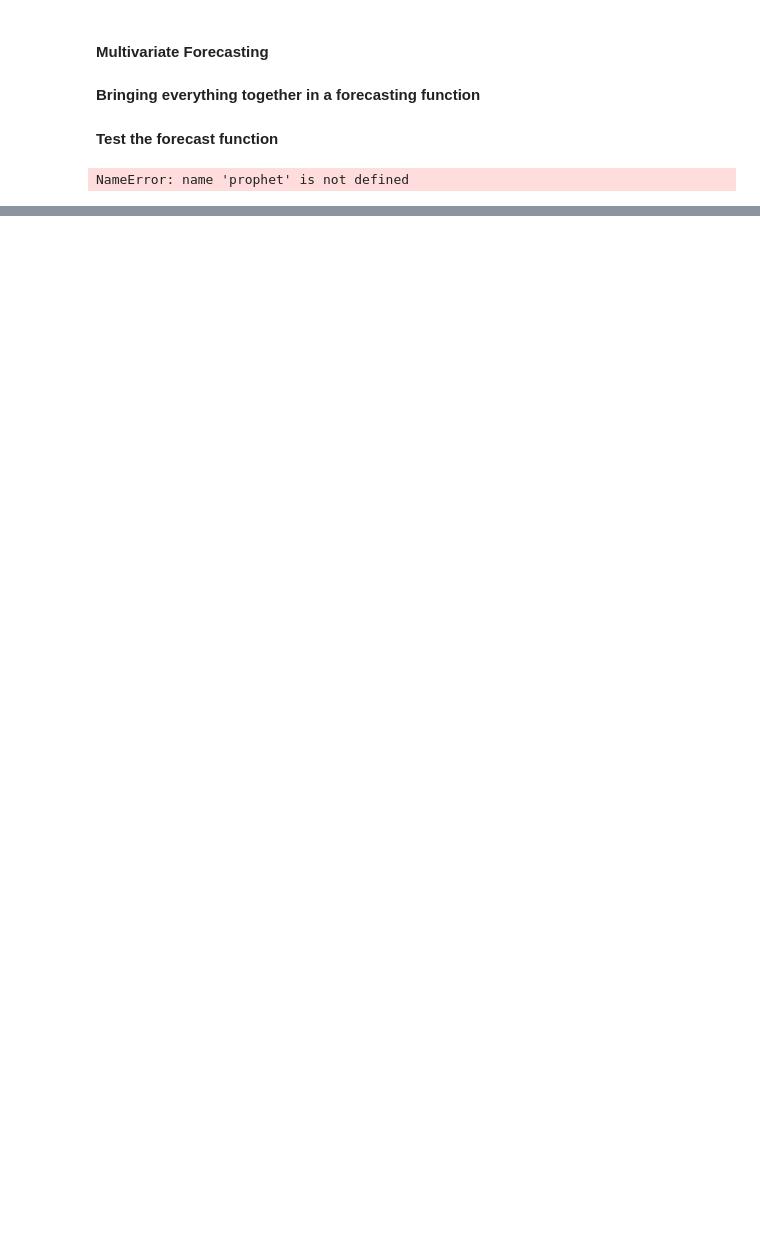
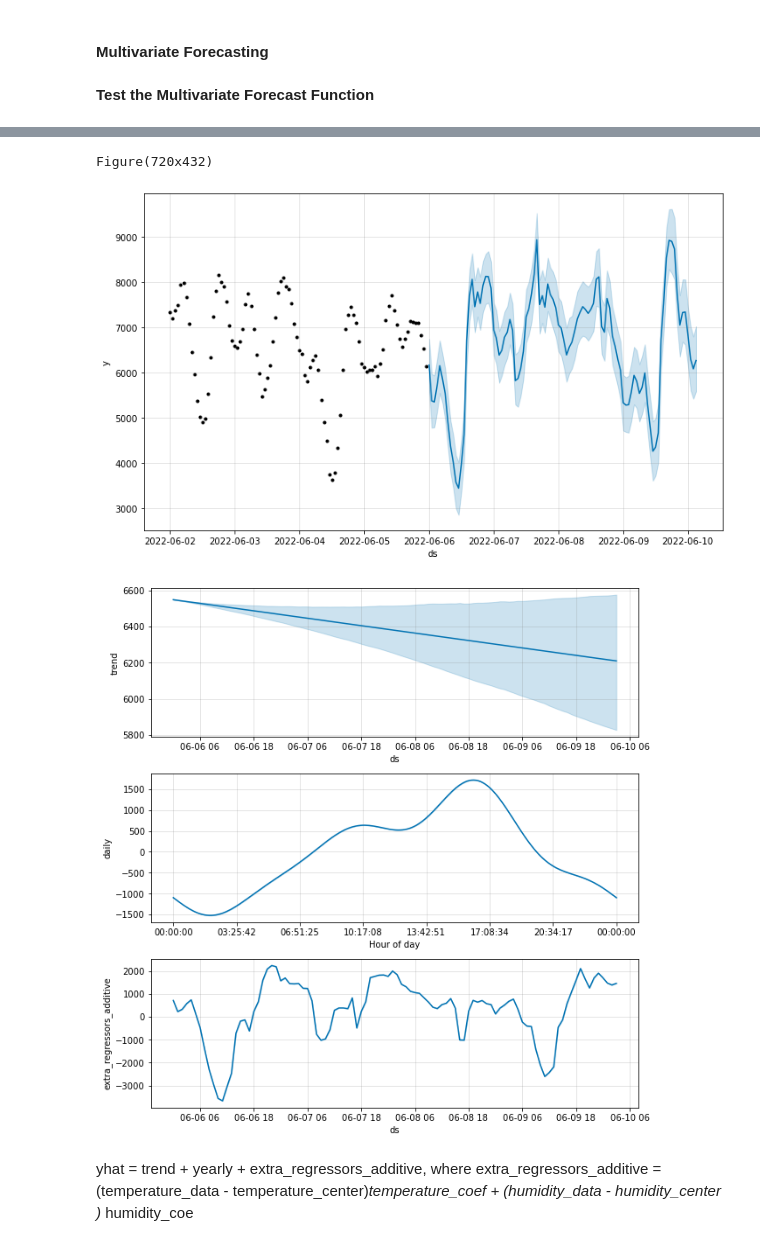
Before and after one commit to chris-elia/ts-forecast, a Jupyter notebook: TimeSeries Forecasting @Datalift Conference.ipynb, the cells around one changed output, grey strips where cells are left out. Saved outputs shown, nothing was run; the diff lists cells and outputs as text; code cells hidden in the pictures; blank space fills up the shorter version.

```diff
--- a/TimeSeries Forecasting @Datalift Conference.ipynb
+++ b/TimeSeries Forecasting @Datalift Conference.ipynb
@@ -346,10 +300,12 @@ def prepare_data_for_mv_fc(dataset, start_date, end_date, solar, wind, temp, lat
     long: str
         The longitude value (Geo location) of the city for the weather forecast
 
+
     Returns
     -------
     pd.Dataframe
         a dataframe containing the selected data
+
 
     """
     # catch open data
@@ -385,7 +341,8 @@ def prepare_data_for_mv_fc(dataset, start_date, end_date, solar, wind, temp, lat
 
     columns.append("datetime")
     df_weather = df_weather.loc[:,columns]
-    df_merged = merge_df_with_add_reg(df, df_weather, "datetime", "datetime")
+    df_merged = df.merge(df_weather, on = "datetime")
+
     df_merged.rename(columns = {df.columns[0]: "ds", df.columns[1]:"y"}, inplace = True)
 
     return df_merged
@@ -397,7 +350,6 @@ def merge_df_with_add_reg(df1, df2, left_on, right_on):
 def run_forecast_multivariate(df_merged, lat, long, forecast_horizon):
 
     end_date = df_merged["ds"].sort_values().iloc[-1]
-    logger.debug(df_merged["ds"].sort_values())
     start_date_forecast = end_date + timedelta(hours = 1)
     end_date_forecast = start_date_forecast + timedelta(hours = forecast_horizon)
     weather_forecast = get_weather_forecast(start_date_forecast, end_date_forecast, lat, long)
@@ -415,7 +367,7 @@ def run_forecast_multivariate(df_merged, lat, long, forecast_horizon):
     ## periods: Int number of periods to forecast forward.
     ## req: Any valid frequency for pd.date_range, such as 'D' or 'M'.
     future = m.make_future_dataframe(periods=forecast_horizon, freq = "H")
-    future = merge_df_with_add_reg(future, weather_forecast, left_on = "ds", right_on="datetime")
+    future = future.merge(weather_forecast, left_on= "ds", right_on = "datetime")
 
     # Prediction
     ## expects a dataframe with dates for predictions
@@ -429,7 +381,5 @@ def run_forecast_multivariate(df_merged, lat, long, forecast_horizon):
     reg_coef = regressor_coefficients(m)
 
     return forecast, fig_forecast, fig_components, reg_coef
-# %% [markdown]
-**Bringing everything together in a forecasting function**
 # %% [markdown]
-**Test the forecast function**
+**Test the Multivariate Forecast Function**
@@ -444,7 +386,10 @@ forecast_prophet(df_ts, 72)
-# %%
-yhat = trend + yearly + extra_regressors_additive,
-where
-extra_regressors_additive = (temperature_data - temperature_center)*temperature_coef
-                            + (humidity_data - humidity_center )* humidity_coe
-# %% [output]
-NameError: name 'prophet' is not defined
+# %%
+lat = "50.85045"
+long = "4.34878"
+forecast_horizon = 100
+
+df_merged = prepare_data_for_mv_fc("ods003", "2022-06-02", "2022-06-05", True, True, False, lat, long)
+forecast, fig_forecast, fig_components, reg_coef = run_forecast_multivariate(df_merged, lat, long, forecast_horizon)
+
+print(fig_forecast)
+# %% [output]
@@ -450,0 +398,8 @@ NameError: name 'prophet' is not defined
+Figure(720x432)
+[figure, added]
+[figure, added]
+# %% [markdown]
+yhat = trend + yearly + extra_regressors_additive,
+where
+extra_regressors_additive = (temperature_data - temperature_center)*temperature_coef
+                            + (humidity_data - humidity_center )* humidity_coe
```
Also changed, not shown: parts of 16 cells of this notebook, 7 other files.
